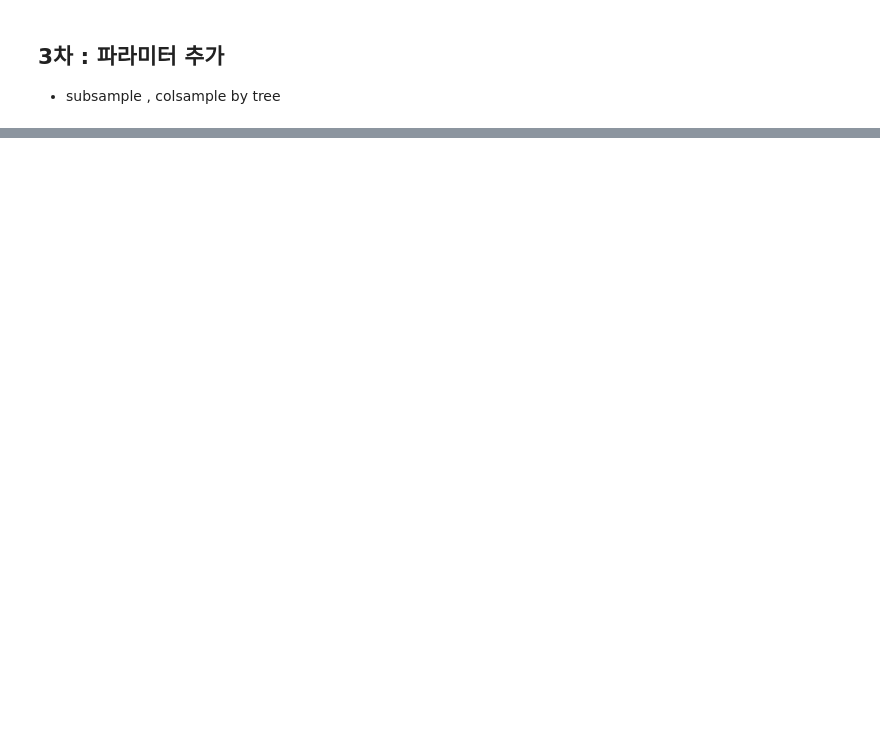
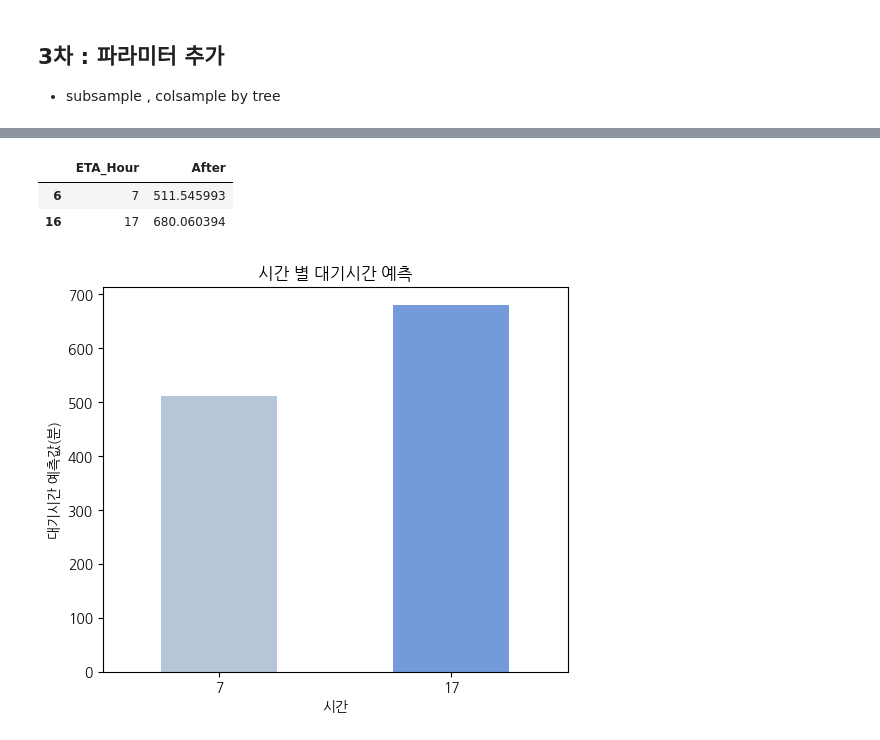
Before and after one commit to GyudongHan/Project_1, a Jupyter notebook: 프로젝트 3/(m)231121_선박기준모델링(LGBM).ipynb, the cells around one changed output, grey strips where cells are left out. Saved outputs shown, nothing was run; the diff lists cells and outputs as text; code cells hidden in the pictures; blank space fills up the shorter version.

```diff
--- a/프로젝트 3/(m)231121_선박기준모델링(LGBM).ipynb
+++ b/프로젝트 3/(m)231121_선박기준모델링(LGBM).ipynb
@@ -755,0 +522,7 @@ RMSE: 1054.1276588610224, MAE: 523.4777622092636
+# %%
+df_con = df3['ETA_Hour']
+# %%
+OIL_ship = best_F_model.predict(df3)
+
+DD = pd.DataFrame({"After" : OIL_ship})
+DD
@@ -755,0 +547,3 @@ RMSE: 1054.1276588610224, MAE: 523.4777622092636
+# %%
+result = pd.concat([df_con, DD], axis=1)
+result
@@ -755,0 +568,32 @@ RMSE: 1054.1276588610224, MAE: 523.4777622092636
+# %%
+# 'ETA_Hour' 열이 7 또는 17인 행을 추출
+filt_df = result[(result['ETA_Hour'] == 7) | (result['ETA_Hour'] == 17)]
+filt_df
+# %% [output]
+|  | ETA_Hour | After |
+| 6 | 7 | 511.545993 |
+| 16 | 17 | 680.060394 |
+# %%
+import pandas as pd
+import seaborn as sns
+import matplotlib.pyplot as plt
+
+
+# 데이터프레임을 재구성하여 Seaborn에 적합한 형태로 만듭니다.
+data = pd.DataFrame({
+    'Category': filt_df['ETA_Hour'],
+    'Mean_Value': filt_df['After']
+})
+
+plt.figure(figsize=(6, 5))
+
+# Seaborn을 사용하여 막대 그래프 그리기
+ax = sns.barplot(x='Category', y='Mean_Value', data=data, palette=['lightsteelblue', 'cornflowerblue'], width=0.5)  # width를 조절하여 홀쭉하게 만듭니다.
+
+# 그래프 설정
+plt.title('시간 별 대기시간 예측')
+plt.xlabel('시간')
+plt.ylabel('대기시간 예측값(분)')
+plt.show()
+# %% [output]
+[figure, added]
```
Also changed, not shown: parts of 28 cells of this notebook, 2 other files.
